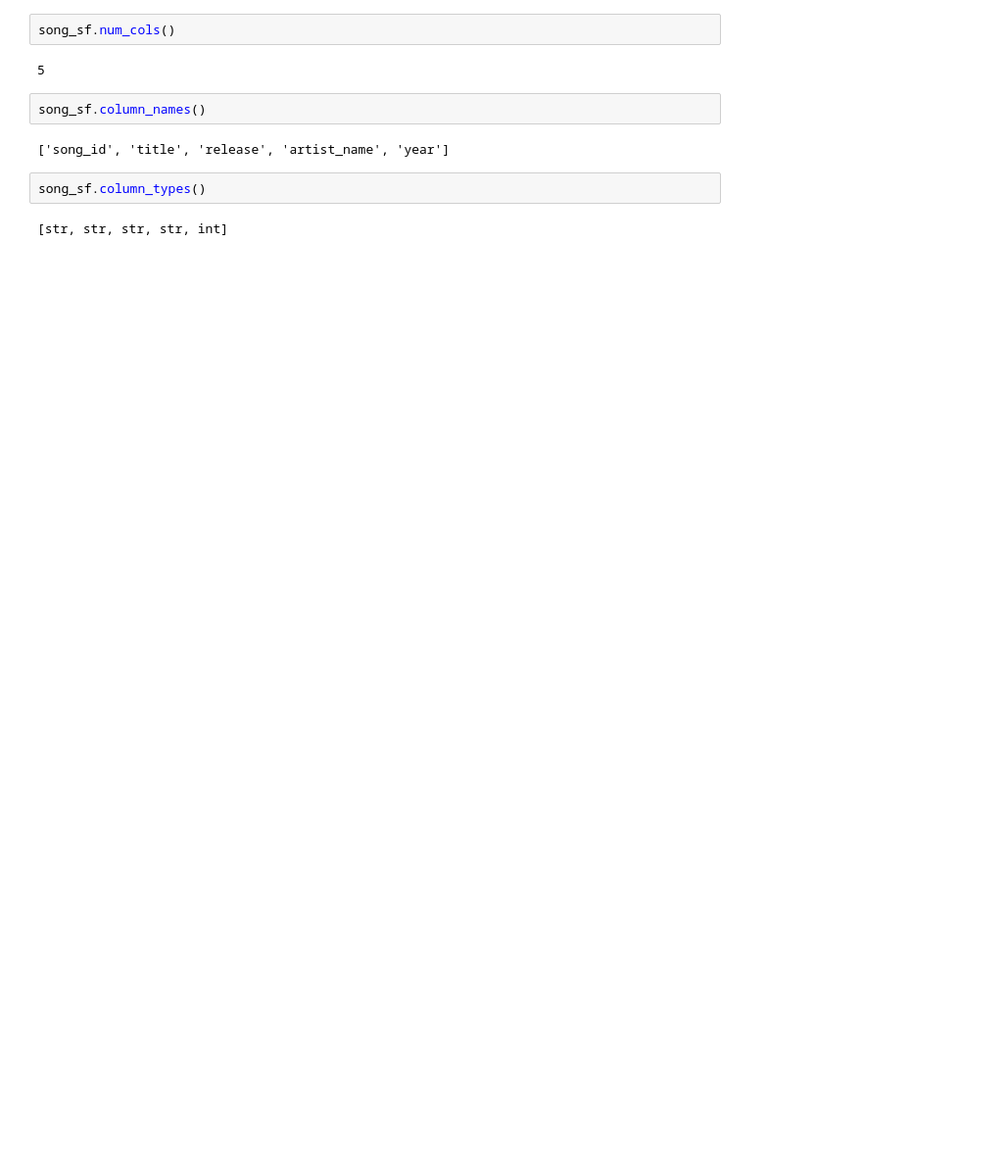
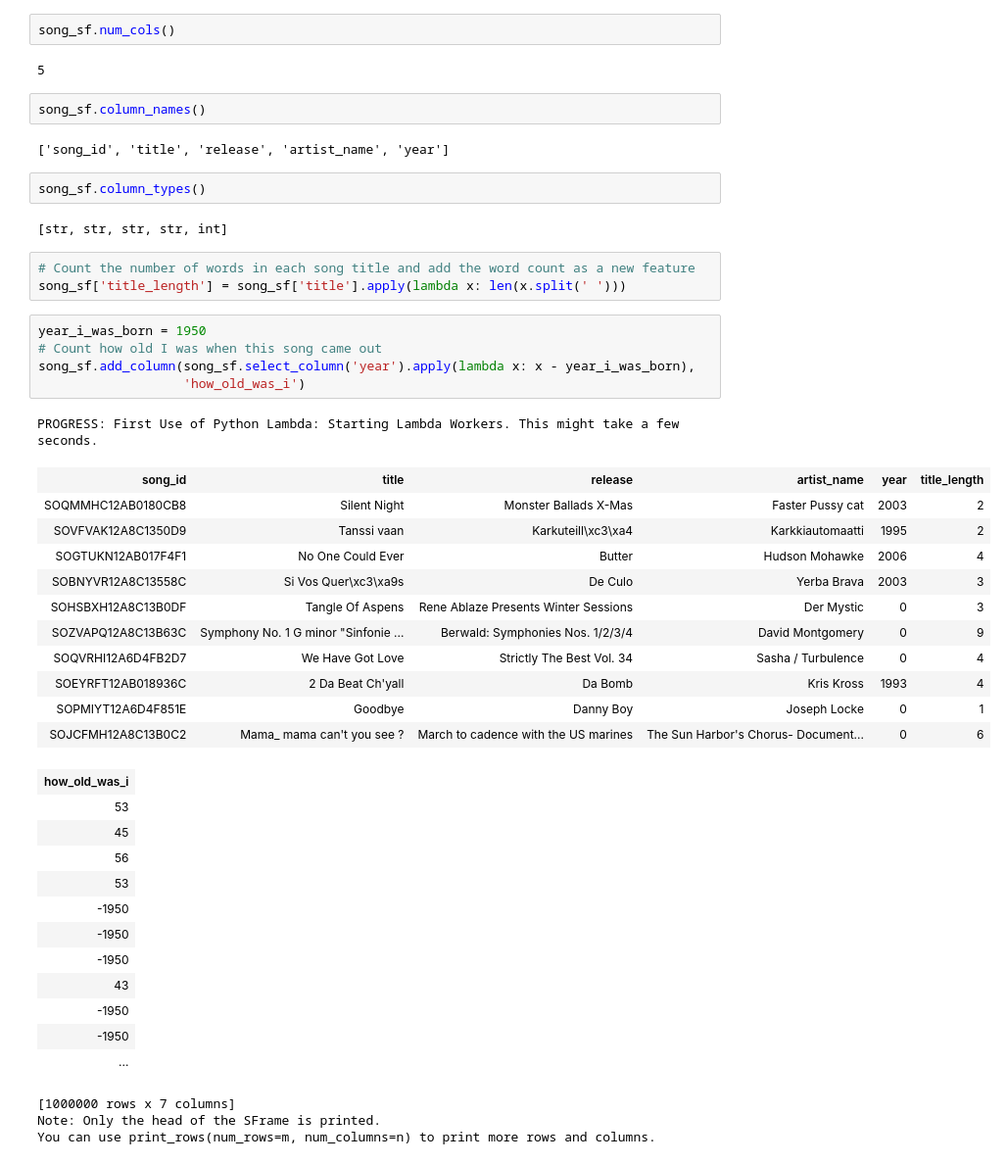
Before and after one commit to nyghtowl/GraphLab_Practice, a Jupyter notebook: SFrame Practice.ipynb, the cells around one changed output. Shown at 98% size. Saved outputs shown, nothing was run; the diff lists cells and outputs as text; blank space fills up the shorter version.

Commit message:
Filtering and adding columns and data.

```diff
--- a/SFrame Practice.ipynb
+++ b/SFrame Practice.ipynb
@@ -75,3 +75,39 @@ song_sf.column_names()
 song_sf.column_types()
 # %% [output]
 [str, str, str, str, int]
+# %%
+# Count the number of words in each song title and add the word count as a new feature
+song_sf['title_length'] = song_sf['title'].apply(lambda x: len(x.split(' ')))
+# %%
+year_i_was_born = 1950
+# Count how old I was when this song came out
+song_sf.add_column(song_sf.select_column('year').apply(lambda x: x - year_i_was_born),
+                   'how_old_was_i')
+# %% [output]
+PROGRESS: First Use of Python Lambda: Starting Lambda Workers. This might take a few seconds.
+| song_id | title | release | artist_name | year | title_length |
+| SOQMMHC12AB0180CB8 | Silent Night | Monster Ballads X-Mas | Faster Pussy cat | 2003 | 2 |
+| SOVFVAK12A8C1350D9 | Tanssi vaan | Karkuteill\xc3\xa4 | Karkkiautomaatti | 1995 | 2 |
+| SOGTUKN12AB017F4F1 | No One Could Ever | Butter | Hudson Mohawke | 2006 | 4 |
+| SOBNYVR12A8C13558C | Si Vos Quer\xc3\xa9s | De Culo | Yerba Brava | 2003 | 3 |
+| SOHSBXH12A8C13B0DF | Tangle Of Aspens | Rene Ablaze Presents Winter Sessions | Der Mystic | 0 | 3 |
+| SOZVAPQ12A8C13B63C | Symphony No. 1 G minor "Sinfonie ... | Berwald: Symphonies Nos. 1/2/3/4 | David Montgomery | 0 | 9 |
+| SOQVRHI12A6D4FB2D7 | We Have Got Love | Strictly The Best Vol. 34 | Sasha / Turbulence | 0 | 4 |
+| SOEYRFT12AB018936C | 2 Da Beat Ch'yall | Da Bomb | Kris Kross | 1993 | 4 |
+| SOPMIYT12A6D4F851E | Goodbye | Danny Boy | Joseph Locke | 0 | 1 |
+| SOJCFMH12A8C13B0C2 | Mama_ mama can't you see ? | March to cadence with the US marines | The Sun Harbor's Chorus- Document... | 0 | 6 |
+| how_old_was_i |
+| 53 |
+| 45 |
+| 56 |
+| 53 |
+| -1950 |
+| -1950 |
+| -1950 |
+| 43 |
+| -1950 |
+| -1950 |
+| ... |
+[1000000 rows x 7 columns]
+Note: Only the head of the SFrame is printed.
+You can use print_rows(num_rows=m, num_columns=n) to print more rows and columns.
```
Also changed, not shown: parts of 2 cells of this notebook.
